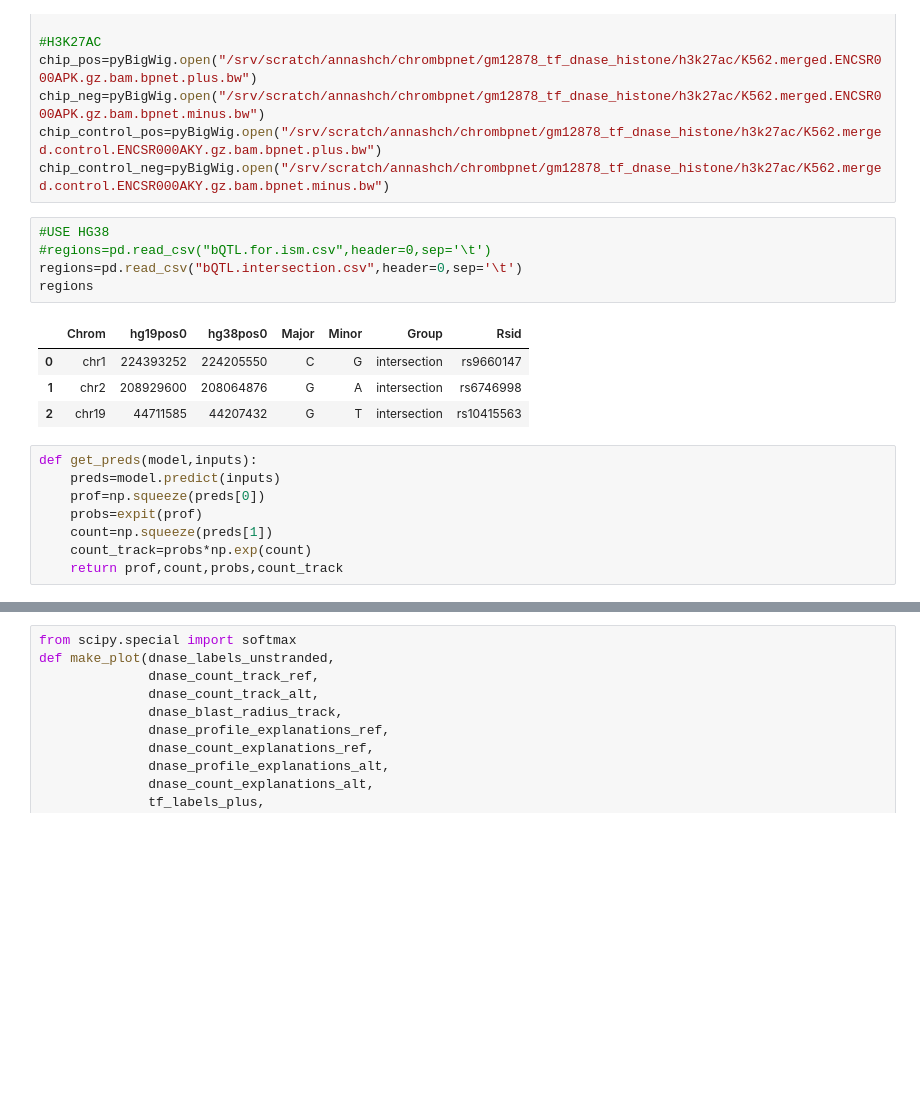
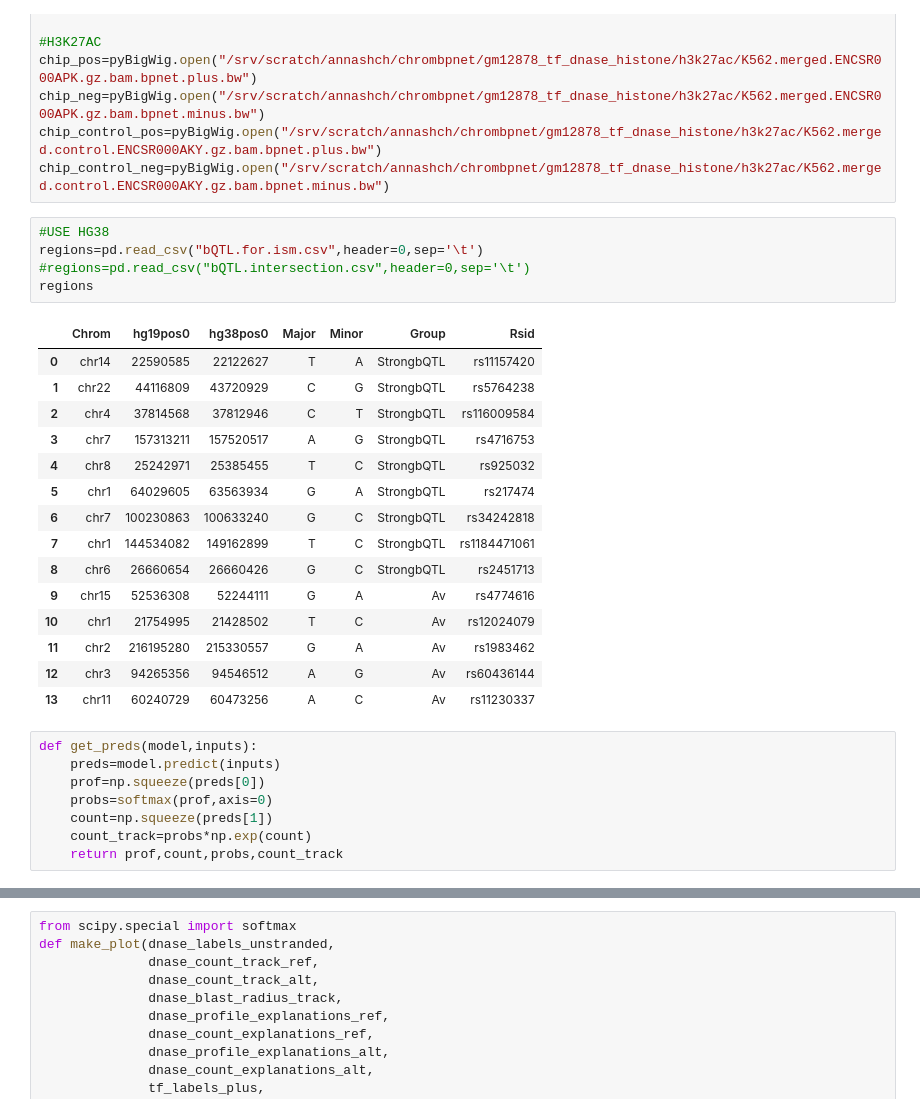
Before and after one commit to kundajelab/chrombpnet, a Jupyter notebook: gm12878_tf_dnase_histone/tf_dnase_histone.ipynb, the cells around one changed output, grey strips where cells are left out. Cells and saved outputs as stored; diff of their text form; blank space fills up the shorter version.

```diff
--- a/gm12878_tf_dnase_histone/tf_dnase_histone.ipynb
+++ b/gm12878_tf_dnase_histone/tf_dnase_histone.ipynb
@@ -207,19 +207,30 @@ chip_control_pos=pyBigWig.open("/srv/scratch/annashch/chrombpnet/gm12878_tf_dnas
 chip_control_neg=pyBigWig.open("/srv/scratch/annashch/chrombpnet/gm12878_tf_dnase_histone/h3k27ac/K562.merged.control.ENCSR000AKY.gz.bam.bpnet.minus.bw")
 # %%
 #USE HG38
-#regions=pd.read_csv("bQTL.for.ism.csv",header=0,sep='\t')
-regions=pd.read_csv("bQTL.intersection.csv",header=0,sep='\t')
+regions=pd.read_csv("bQTL.for.ism.csv",header=0,sep='\t')
+#regions=pd.read_csv("bQTL.intersection.csv",header=0,sep='\t')
 regions
 # %% [output]
 |  | Chrom | hg19pos0 | hg38pos0 | Major | Minor | Group | Rsid |
-| 0 | chr1 | 224393252 | 224205550 | C | G | intersection | rs9660147 |
-| 1 | chr2 | 208929600 | 208064876 | G | A | intersection | rs6746998 |
-| 2 | chr19 | 44711585 | 44207432 | G | T | intersection | rs10415563 |
+| 0 | chr14 | 22590585 | 22122627 | T | A | StrongbQTL | rs11157420 |
+| 1 | chr22 | 44116809 | 43720929 | C | G | StrongbQTL | rs5764238 |
+| 2 | chr4 | 37814568 | 37812946 | C | T | StrongbQTL | rs116009584 |
+| 3 | chr7 | 157313211 | 157520517 | A | G | StrongbQTL | rs4716753 |
+| 4 | chr8 | 25242971 | 25385455 | T | C | StrongbQTL | rs925032 |
+| 5 | chr1 | 64029605 | 63563934 | G | A | StrongbQTL | rs217474 |
+| 6 | chr7 | 100230863 | 100633240 | G | C | StrongbQTL | rs34242818 |
+| 7 | chr1 | 144534082 | 149162899 | T | C | StrongbQTL | rs1184471061 |
+| 8 | chr6 | 26660654 | 26660426 | G | C | StrongbQTL | rs2451713 |
+| 9 | chr15 | 52536308 | 52244111 | G | A | Av | rs4774616 |
+| 10 | chr1 | 21754995 | 21428502 | T | C | Av | rs12024079 |
+| 11 | chr2 | 216195280 | 215330557 | G | A | Av | rs1983462 |
+| 12 | chr3 | 94265356 | 94546512 | A | G | Av | rs60436144 |
+| 13 | chr11 | 60240729 | 60473256 | A | C | Av | rs11230337 |
 # %%
 def get_preds(model,inputs):
     preds=model.predict(inputs)
     prof=np.squeeze(preds[0])
-    probs=expit(prof)
+    probs=softmax(prof,axis=0)
     count=np.squeeze(preds[1])
     count_track=probs*np.exp(count)
     return prof,count,probs,count_track
```
Also changed, not shown: parts of 4 cells of this notebook.
